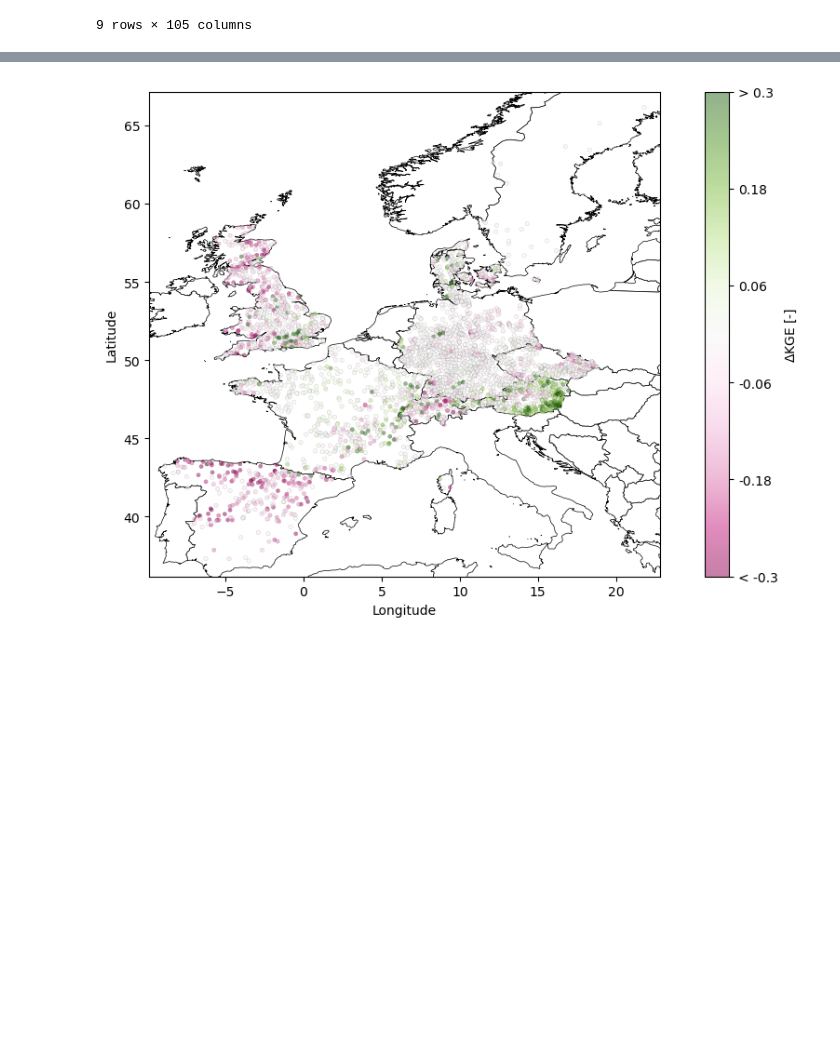
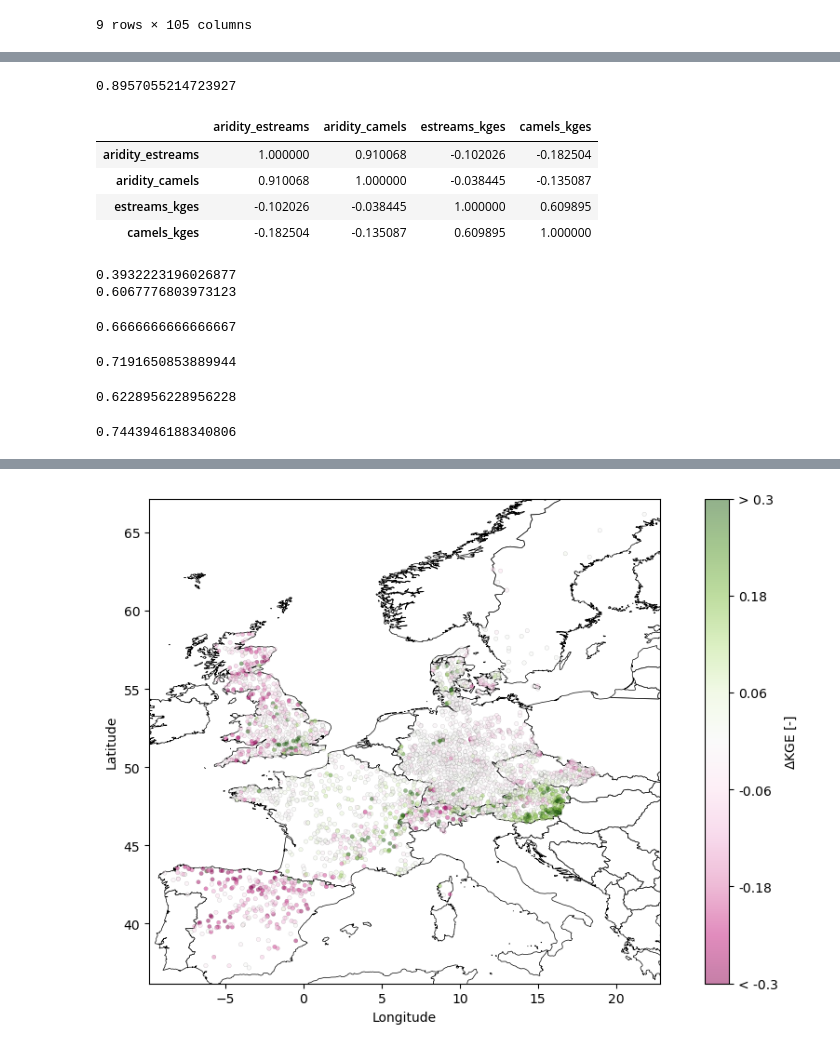
Before and after one commit to thiagovmdon/EOBS-quality, a Jupyter notebook: code/Paper_Quality_EOBS_d_exploring_results.ipynb, the cells around one changed output, grey strips where cells are left out. Drawn from its saved outputs; the diff is of its cells as text; code cells hidden in the pictures; blank space fills up the shorter version.

```diff
--- a/code/Paper_Quality_EOBS_d_exploring_results.ipynb
+++ b/code/Paper_Quality_EOBS_d_exploring_results.ipynb
@@ -418,0 +498,34 @@ network_basins
+# %%
+3066/3423
+# %% [output]
+0.8957055214723927
+# %%
+network_basins[["aridity_estreams","aridity_camels", "estreams_kges", "camels_kges"]].corr(method='spearman')
+# %% [output]
+|  | aridity_estreams | aridity_camels | estreams_kges | camels_kges |
+| aridity_estreams | 1.000000 | 0.910068 | -0.102026 | -0.182504 |
+| aridity_camels | 0.910068 | 1.000000 | -0.038445 | -0.135087 |
+| estreams_kges | -0.102026 | -0.038445 | 1.000000 | 0.609895 |
+| camels_kges | -0.182504 | -0.135087 | 0.609895 | 1.000000 |
+# %%
+print(len(network_basins[network_basins["diff"] > 0])/len(network_basins))
+print(len(network_basins[network_basins["diff"] < 0])/len(network_basins))
+# %% [output]
+0.3932223196026877
+0.6067776803973123
+# %%
+1 - 54/(54+108)
+# %% [output]
+0.6666666666666667
+# %%
+1 - 296/1054
+# %% [output]
+0.7191650853889944
+# %%
+1- 112/297
+# %% [output]
+0.6228956228956228
+# %%
+1- 114/446
+# %% [output]
+0.7443946188340806
```
Also changed, not shown: parts of 19 cells of this notebook, 13 other files.
